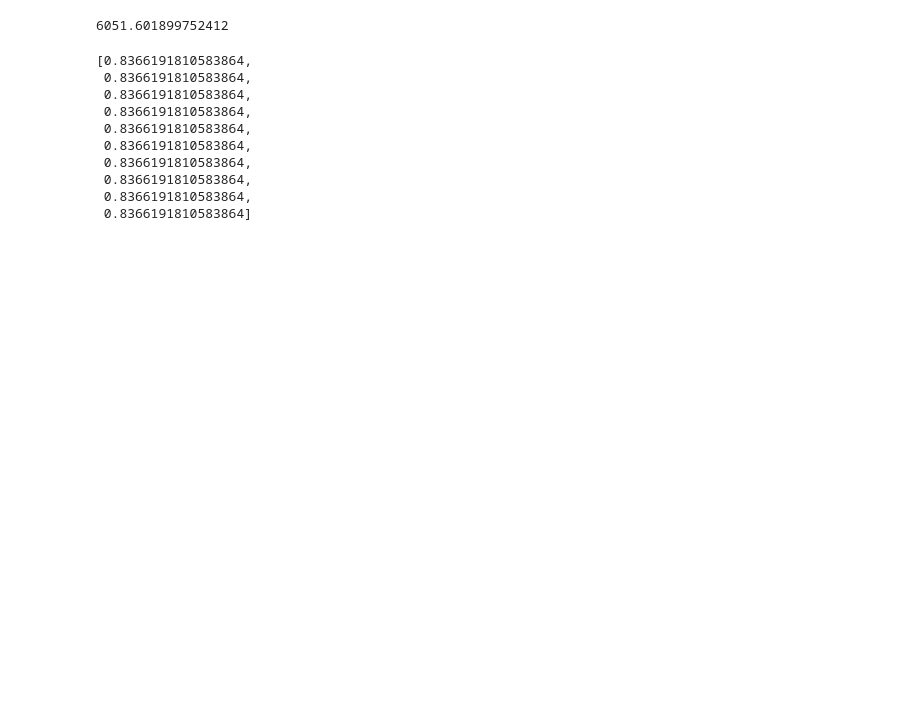
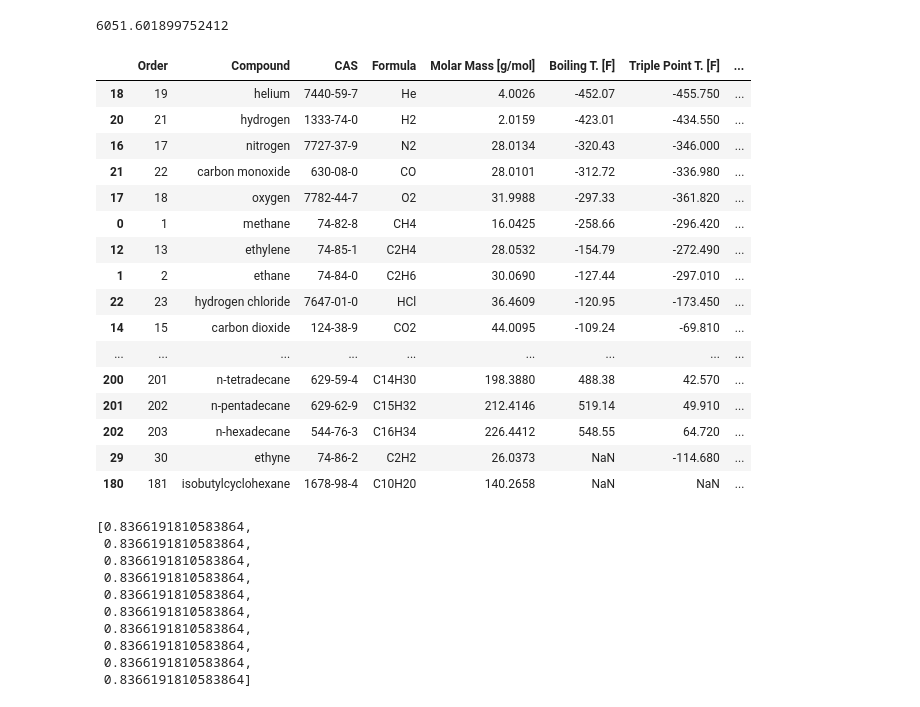
Before and after one commit to aegis4048/PhaseEnvelope-py, a Jupyter notebook: gross heating value solver.ipynb, the cells around one changed output. Drawn from its saved outputs; the diff is of its cells as text; code cells hidden in the pictures; blank space fills up the shorter version.

```diff
--- a/gross heating value solver.ipynb
+++ b/gross heating value solver.ipynb
@@ -975,0 +1515,20 @@ df_ghvs_table
+# %%
+a = pd.DataFrame(data=[
+    comps_fraction,
+    [None for _ in comps_fraction],
+    [None for _ in comps_fraction],
+    zs_fraction,
+    [None for _ in comps_fraction],
+]).T
+a.columns = ['Compound Name', 'CAS', 'Ideal Gas GHV [Btu/scf]', 'Mole Frac. [%]', 'Wghtd. Ideal Gas GVH [Btu/scf]']
+
+fractions = {
+    'heptanes+': {
+        'Ideal Gas GHV [Btu/scf]': 5045,
+        'Wghtd. Ideal Gas GVH [Btu/scf]': None,
+    }
+}
+
+for compound, properties in fractions.items():
+    for property_name, value in properties.items():
+        df.loc[df['Compound Name'] == compound, property_name] = value
@@ -992,6 +1563,26 @@ mw = 96.82
 HHV_liq / (379.5/mw)
 # %% [output]
 6051.601899752412
+# %%
+df.sort_values(by=['Boiling T. [F]'])
+# %% [output]
+|  | Order | Compound | CAS | Formula | Molar Mass [g/mol] | Boiling T. [F] | Triple Point T. [F] | ... |
+| 18 | 19 | helium | 7440-59-7 | He | 4.0026 | -452.07 | -455.750 | ... |
+| 20 | 21 | hydrogen | 1333-74-0 | H2 | 2.0159 | -423.01 | -434.550 | ... |
+| 16 | 17 | nitrogen | 7727-37-9 | N2 | 28.0134 | -320.43 | -346.000 | ... |
+| 21 | 22 | carbon monoxide | 630-08-0 | CO | 28.0101 | -312.72 | -336.980 | ... |
+| 17 | 18 | oxygen | 7782-44-7 | O2 | 31.9988 | -297.33 | -361.820 | ... |
+| 0 | 1 | methane | 74-82-8 | CH4 | 16.0425 | -258.66 | -296.420 | ... |
+| 12 | 13 | ethylene | 74-85-1 | C2H4 | 28.0532 | -154.79 | -272.490 | ... |
+| 1 | 2 | ethane | 74-84-0 | C2H6 | 30.0690 | -127.44 | -297.010 | ... |
+| 22 | 23 | hydrogen chloride | 7647-01-0 | HCl | 36.4609 | -120.95 | -173.450 | ... |
+| 14 | 15 | carbon dioxide | 124-38-9 | CO2 | 44.0095 | -109.24 | -69.810 | ... |
+| ... | ... | ... | ... | ... | ... | ... | ... | ... |
+| 200 | 201 | n-tetradecane | 629-59-4 | C14H30 | 198.3880 | 488.38 | 42.570 | ... |
+| 201 | 202 | n-pentadecane | 629-62-9 | C15H32 | 212.4146 | 519.14 | 49.910 | ... |
+| 202 | 203 | n-hexadecane | 544-76-3 | C16H34 | 226.4412 | 548.55 | 64.720 | ... |
+| 29 | 30 | ethyne | 74-86-2 | C2H2 | 26.0373 | NaN | -114.680 | ... |
+| 180 | 181 | isobutylcyclohexane | 1678-98-4 | C10H20 | 140.2658 | NaN | NaN | ... |
 # %%
 V_molar = ideal_gas_molar_volume()  # m^3/mol
 V_molar = ureg('%.15f m^3/mol' % V_molar).to('ft^3/mol')._magnitude  # ft^3/mol
```
Also changed, not shown: parts of 72 cells of this notebook, 8 other files.
